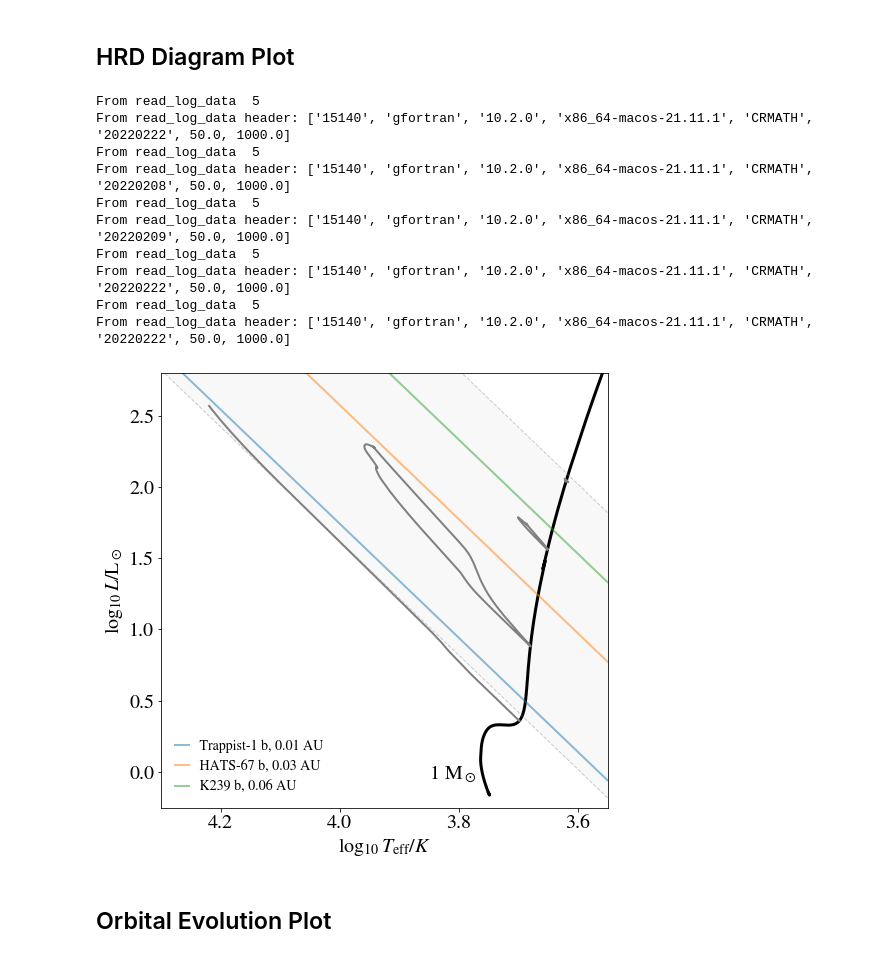
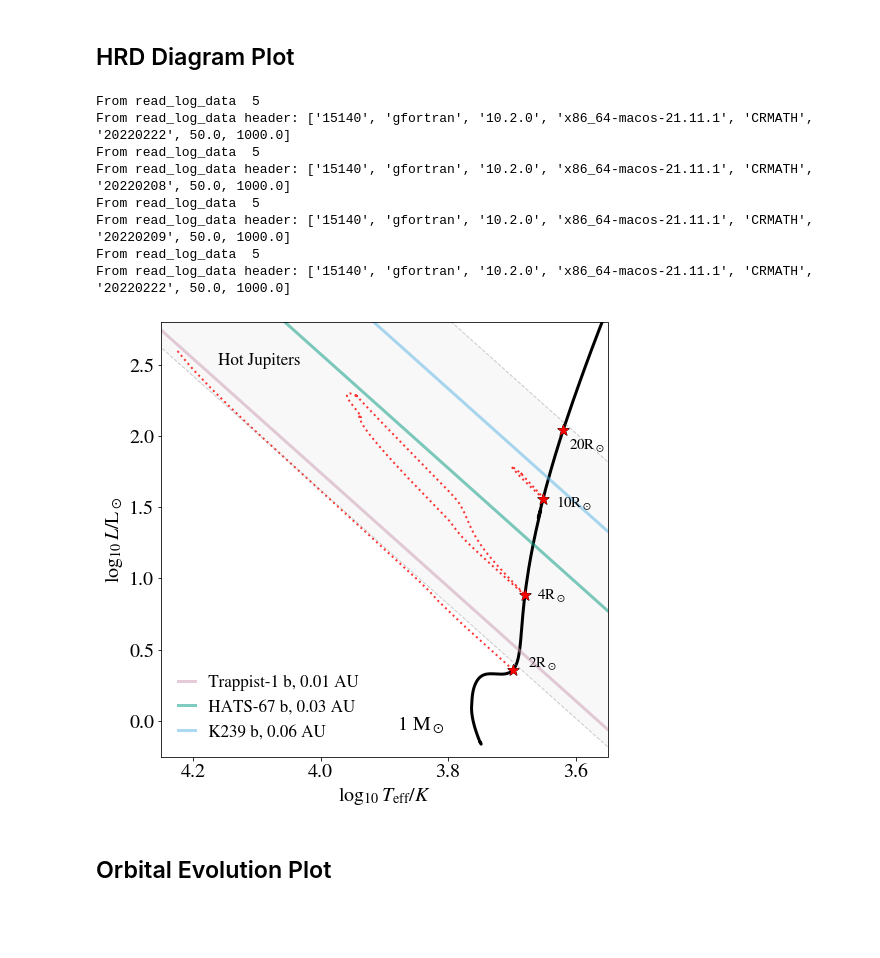
Before and after one commit to matteocantiello/planetaryengulfments, a Jupyter notebook: Dropbox (Personal)/work/engulfment/15140/paper_figures.ipynb, the cells around one changed output. Drawn from its saved outputs; the diff is of its cells as text; code cells hidden in the pictures; blank space fills up the shorter version.

```diff
--- a/Dropbox (Personal)/work/engulfment/15140/paper_figures.ipynb
+++ b/Dropbox (Personal)/work/engulfment/15140/paper_figures.ipynb
@@ -94,13 +95,13 @@ def ConstRadius():
     plt.fill_between(np.log10(teff), y1 , y2 ,facecolor='grey', alpha=0.05)
     #plt.plot(np.log10(teff),np.log10(const_radius_on_hrd(teff,K2137b*c.au)/c.lsun),linestyle='-',linewidth=2, alpha=0.3,\
     #         label= ' K2137 b, 0.004 AU')
-    plt.plot(np.log10(teff),np.log10(const_radius_on_hrd(teff,Trappist1b*c.au)/c.lsun),linestyle='-',linewidth=2, alpha=0.5,\
-             label= ' Trappist-1 b, 0.01 AU')
-    plt.plot(np.log10(teff),np.log10(const_radius_on_hrd(teff,HATS67b*c.au)/c.lsun),linestyle='-',linewidth=2, alpha=0.5,\
-             label= ' HATS-67 b, 0.03 AU')
-    plt.plot(np.log10(teff),np.log10(const_radius_on_hrd(teff,K239b*c.au)/c.lsun),linestyle='-',linewidth=2, alpha=0.5,\
-             label= ' K239 b, 0.06 AU')
-    legend = plt.legend(loc='lower left', markerscale=15., fancybox=True) #borderpad=0.2
+    plt.plot(np.log10(teff),np.log10(const_radius_on_hrd(teff,Trappist1b*c.au)/c.lsun),linestyle='-',linewidth=3, alpha=0.5,\
+             label= ' Trappist-1 b, 0.01 AU', c = RED_PURPLE)
+    plt.plot(np.log10(teff),np.log10(const_radius_on_hrd(teff,HATS67b*c.au)/c.lsun),linestyle='-',linewidth=3, alpha=0.5,\
+             label= ' HATS-67 b, 0.03 AU', c = BLUE_GREEN)
+    plt.plot(np.log10(teff),np.log10(const_radius_on_hrd(teff,K239b*c.au)/c.lsun),linestyle='-',linewidth=3, alpha=0.5,\
+             label= ' K239 b, 0.06 AU', c = SKY_BLUE)
+    legend = plt.legend(loc='lower left', markerscale=15, fancybox=True, prop={'size': 17}) #borderpad=0.2
     #change x in 0.01 increments
     #change y in 0.02 increments
 # %%
@@ -112,7 +113,7 @@ DATA20='./ms1_mp0.001_rp0.1_rs20_a21_tides/'
 DATA100='./ms1_mp0.001_rp0.1_rs100_a102_tides/'
 
 
-DATAS = [DATA2,DATA4,DATA10,DATA20,DATA100]
+DATAS = [DATA2,DATA4,DATA10,DATA20] #,DATA100]
 # %%
 h = mr.MesaData(DATA+'LOGS/'+'history.data')
 # %% [output]
@@ -123,38 +124,44 @@ From read_log_data header: ['15140', 'gfortran', '10.2.0', 'x86_64-macos-21.11.1
 # %%
 plt.figure(figsize=(8,8))
 logle=h.log_L
 logte=h.log_Teff
 plt.plot(logte,logle,linewidth=3,c='black')
 
 for DAT in DATAS:
     hh=mr.MesaData(DAT+'/LOGS/history.data')
     logl=hh.log_L
     logt=hh.log_Teff
 
-    plt.plot(logt,logl,linewidth=2,c='gray')
-
+    plt.plot(logt,logl,linewidth=2,c='red',alpha=0.8,ls=':')
+    plt.scatter(logt[0],logl[0],marker='*',s=140,color='black',zorder=2)
+    plt.scatter(logt[0],logl[0],marker='*',s=100,color='red',zorder=3)
 
 #plt.axis([3.87,3.65, 1, 2.1])
 plt.xlabel(r'$\log_{10} \, T_{\rm eff} / K $')
 plt.ylabel(r'$\log_{10}\, L / {\rm L}_\odot $')
 plt.gca().invert_xaxis()
-plt.annotate(r'1 M$_\odot$',(3.85, -0.05),fontsize=20)
+plt.annotate(r'1 M$_\odot$',(3.88, -0.06),fontsize=20)
 
-plt.axis([4.3, 3.55, -0.25, 2.8])
+plt.annotate(r'2R$_\odot$',(3.675, 0.375),fontsize=15)
+plt.annotate(r'4R$_\odot$',(3.66, 0.85),fontsize=15)
+plt.annotate(r'10R$_\odot$',(3.63, 1.5),fontsize=15)
+plt.annotate(r'20R$_\odot$',(3.61, 1.9),fontsize=15)
 
+plt.annotate('Hot Jupiters',(4.16, 2.5),fontsize=17)
 
+plt.axis([4.25, 3.55, -0.25, 2.8])
 ConstRadius()
+
+plt.savefig("./paper/hrd.pdf",bbox_inches='tight')
 # %% [output]
 From read_log_data  5
 From read_log_data header: ['15140', 'gfortran', '10.2.0', 'x86_64-macos-21.11.1', 'CRMATH', '20220222', 50.0, 1000.0]
 From read_log_data  5
 From read_log_data header: ['15140', 'gfortran', '10.2.0', 'x86_64-macos-21.11.1', 'CRMATH', '20220208', 50.0, 1000.0]
 From read_log_data  5
 From read_log_data header: ['15140', 'gfortran', '10.2.0', 'x86_64-macos-21.11.1', 'CRMATH', '20220209', 50.0, 1000.0]
 From read_log_data  5
 From read_log_data header: ['15140', 'gfortran', '10.2.0', 'x86_64-macos-21.11.1', 'CRMATH', '20220222', 50.0, 1000.0]
-From read_log_data  5
-From read_log_data header: ['15140', 'gfortran', '10.2.0', 'x86_64-macos-21.11.1', 'CRMATH', '20220222', 50.0, 1000.0]
-[figure, old version]
+[figure, new version]
 # %% [markdown]
 ## Orbital Evolution Plot
```
Also changed, not shown: parts of 22 cells of this notebook, 1 other file.
